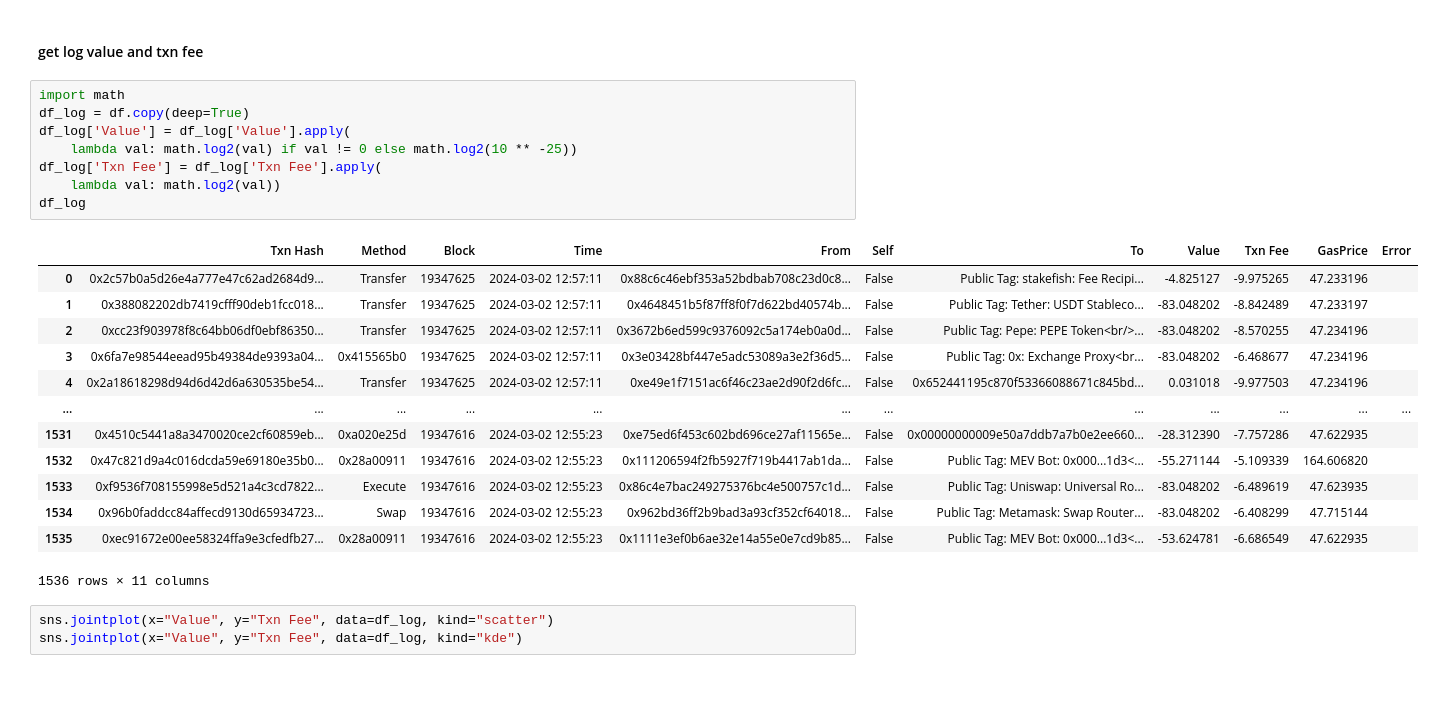
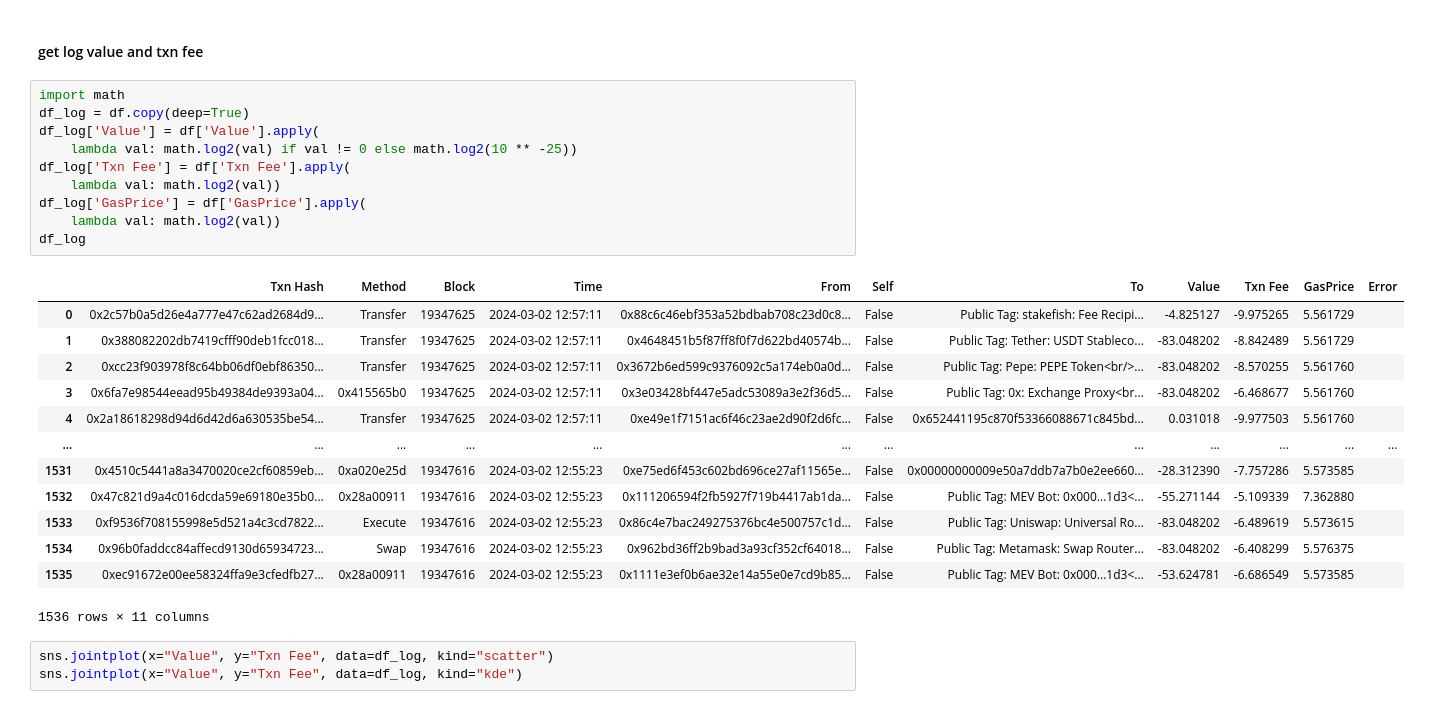
Before and after one commit to mvajhi/Introduction-to-Data-Science, a Jupyter notebook: ca0/CA0.ipynb, the cells around one changed output. Saved outputs shown, nothing was run; the diff lists cells and outputs as text.

```diff
--- a/ca0/CA0.ipynb
+++ b/ca0/CA0.ipynb
@@ -326,24 +326,26 @@ iplot(data, show_link=False)
 # %%
 import math
 df_log = df.copy(deep=True)
-df_log['Value'] = df_log['Value'].apply(
+df_log['Value'] = df['Value'].apply(
     lambda val: math.log2(val) if val != 0 else math.log2(10 ** -25))
-df_log['Txn Fee'] = df_log['Txn Fee'].apply(
+df_log['Txn Fee'] = df['Txn Fee'].apply(
+    lambda val: math.log2(val))
+df_log['GasPrice'] = df['GasPrice'].apply(
     lambda val: math.log2(val))
 df_log
 # %% [output]
 |  | Txn Hash | Method | Block | Time | From | Self | To | Value | Txn Fee | GasPrice | Error |
-| 0 | 0x2c57b0a5d26e4a777e47c62ad2684d9... | Transfer | 19347625 | 2024-03-02 12:57:11 | 0x88c6c46ebf353a52bdbab708c23d0c8... | False | Public Tag: stakefish: Fee Recipi... | -4.825127 | -9.975265 | 47.233196 |  |
-| 1 | 0x388082202db7419cfff90deb1fcc018... | Transfer | 19347625 | 2024-03-02 12:57:11 | 0x4648451b5f87ff8f0f7d622bd40574b... | False | Public Tag: Tether: USDT Stableco... | -83.048202 | -8.842489 | 47.233197 |  |
-| 2 | 0xcc23f903978f8c64bb06df0ebf86350... | Transfer | 19347625 | 2024-03-02 12:57:11 | 0x3672b6ed599c9376092c5a174eb0a0d... | False | Public Tag: Pepe: PEPE Token<br/>... | -83.048202 | -8.570255 | 47.234196 |  |
-| 3 | 0x6fa7e98544eead95b49384de9393a04... | 0x415565b0 | 19347625 | 2024-03-02 12:57:11 | 0x3e03428bf447e5adc53089a3e2f36d5... | False | Public Tag: 0x: Exchange Proxy<br... | -83.048202 | -6.468677 | 47.234196 |  |
-| 4 | 0x2a18618298d94d6d42d6a630535be54... | Transfer | 19347625 | 2024-03-02 12:57:11 | 0xe49e1f7151ac6f46c23ae2d90f2d6fc... | False | 0x652441195c870f53366088671c845bd... | 0.031018 | -9.977503 | 47.234196 |  |
+| 0 | 0x2c57b0a5d26e4a777e47c62ad2684d9... | Transfer | 19347625 | 2024-03-02 12:57:11 | 0x88c6c46ebf353a52bdbab708c23d0c8... | False | Public Tag: stakefish: Fee Recipi... | -4.825127 | -9.975265 | 5.561729 |  |
+| 1 | 0x388082202db7419cfff90deb1fcc018... | Transfer | 19347625 | 2024-03-02 12:57:11 | 0x4648451b5f87ff8f0f7d622bd40574b... | False | Public Tag: Tether: USDT Stableco... | -83.048202 | -8.842489 | 5.561729 |  |
+| 2 | 0xcc23f903978f8c64bb06df0ebf86350... | Transfer | 19347625 | 2024-03-02 12:57:11 | 0x3672b6ed599c9376092c5a174eb0a0d... | False | Public Tag: Pepe: PEPE Token<br/>... | -83.048202 | -8.570255 | 5.561760 |  |
+| 3 | 0x6fa7e98544eead95b49384de9393a04... | 0x415565b0 | 19347625 | 2024-03-02 12:57:11 | 0x3e03428bf447e5adc53089a3e2f36d5... | False | Public Tag: 0x: Exchange Proxy<br... | -83.048202 | -6.468677 | 5.561760 |  |
+| 4 | 0x2a18618298d94d6d42d6a630535be54... | Transfer | 19347625 | 2024-03-02 12:57:11 | 0xe49e1f7151ac6f46c23ae2d90f2d6fc... | False | 0x652441195c870f53366088671c845bd... | 0.031018 | -9.977503 | 5.561760 |  |
 | ... | ... | ... | ... | ... | ... | ... | ... | ... | ... | ... | ... |
-| 1531 | 0x4510c5441a8a3470020ce2cf60859eb... | 0xa020e25d | 19347616 | 2024-03-02 12:55:23 | 0xe75ed6f453c602bd696ce27af11565e... | False | 0x00000000009e50a7ddb7a7b0e2ee660... | -28.312390 | -7.757286 | 47.622935 |  |
-| 1532 | 0x47c821d9a4c016dcda59e69180e35b0... | 0x28a00911 | 19347616 | 2024-03-02 12:55:23 | 0x111206594f2fb5927f719b4417ab1da... | False | Public Tag: MEV Bot: 0x000...1d3<... | -55.271144 | -5.109339 | 164.606820 |  |
-| 1533 | 0xf9536f708155998e5d521a4c3cd7822... | Execute | 19347616 | 2024-03-02 12:55:23 | 0x86c4e7bac249275376bc4e500757c1d... | False | Public Tag: Uniswap: Universal Ro... | -83.048202 | -6.489619 | 47.623935 |  |
-| 1534 | 0x96b0faddcc84affecd9130d65934723... | Swap | 19347616 | 2024-03-02 12:55:23 | 0x962bd36ff2b9bad3a93cf352cf64018... | False | Public Tag: Metamask: Swap Router... | -83.048202 | -6.408299 | 47.715144 |  |
-| 1535 | 0xec91672e00ee58324ffa9e3cfedfb27... | 0x28a00911 | 19347616 | 2024-03-02 12:55:23 | 0x1111e3ef0b6ae32e14a55e0e7cd9b85... | False | Public Tag: MEV Bot: 0x000...1d3<... | -53.624781 | -6.686549 | 47.622935 |  |
+| 1531 | 0x4510c5441a8a3470020ce2cf60859eb... | 0xa020e25d | 19347616 | 2024-03-02 12:55:23 | 0xe75ed6f453c602bd696ce27af11565e... | False | 0x00000000009e50a7ddb7a7b0e2ee660... | -28.312390 | -7.757286 | 5.573585 |  |
+| 1532 | 0x47c821d9a4c016dcda59e69180e35b0... | 0x28a00911 | 19347616 | 2024-03-02 12:55:23 | 0x111206594f2fb5927f719b4417ab1da... | False | Public Tag: MEV Bot: 0x000...1d3<... | -55.271144 | -5.109339 | 7.362880 |  |
+| 1533 | 0xf9536f708155998e5d521a4c3cd7822... | Execute | 19347616 | 2024-03-02 12:55:23 | 0x86c4e7bac249275376bc4e500757c1d... | False | Public Tag: Uniswap: Universal Ro... | -83.048202 | -6.489619 | 5.573615 |  |
+| 1534 | 0x96b0faddcc84affecd9130d65934723... | Swap | 19347616 | 2024-03-02 12:55:23 | 0x962bd36ff2b9bad3a93cf352cf64018... | False | Public Tag: Metamask: Swap Router... | -83.048202 | -6.408299 | 5.576375 |  |
+| 1535 | 0xec91672e00ee58324ffa9e3cfedfb27... | 0x28a00911 | 19347616 | 2024-03-02 12:55:23 | 0x1111e3ef0b6ae32e14a55e0e7cd9b85... | False | Public Tag: MEV Bot: 0x000...1d3<... | -53.624781 | -6.686549 | 5.573585 |  |
 1536 rows × 11 columns
 # %%
 sns.jointplot(x="Value", y="Txn Fee", data=df_log, kind="scatter")
```
Also changed, not shown: parts of 1 cell of this notebook.
